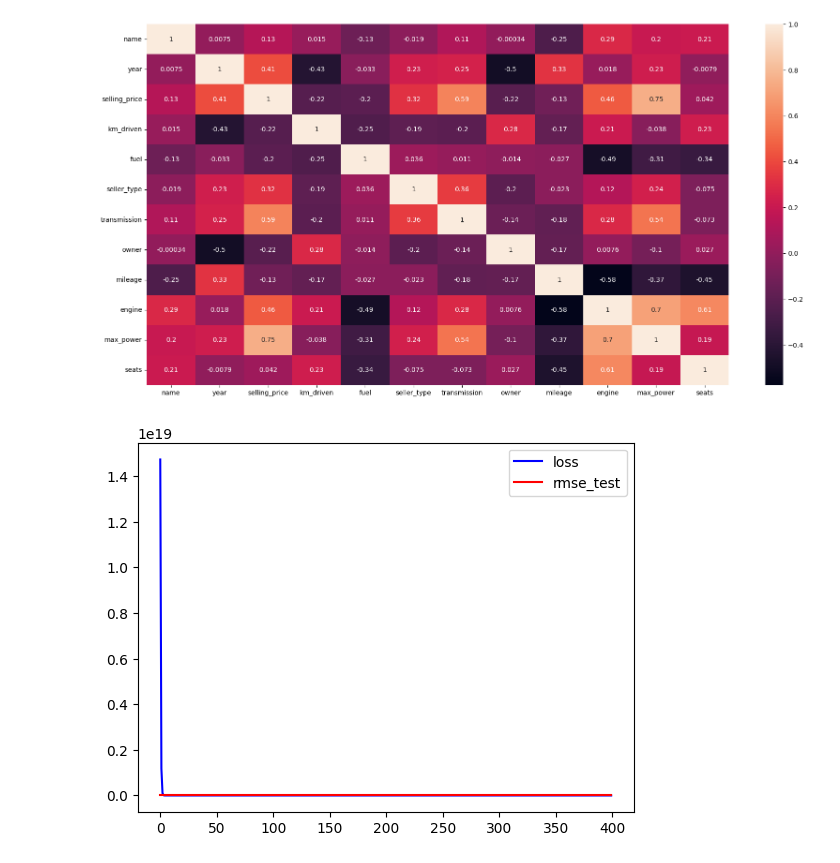
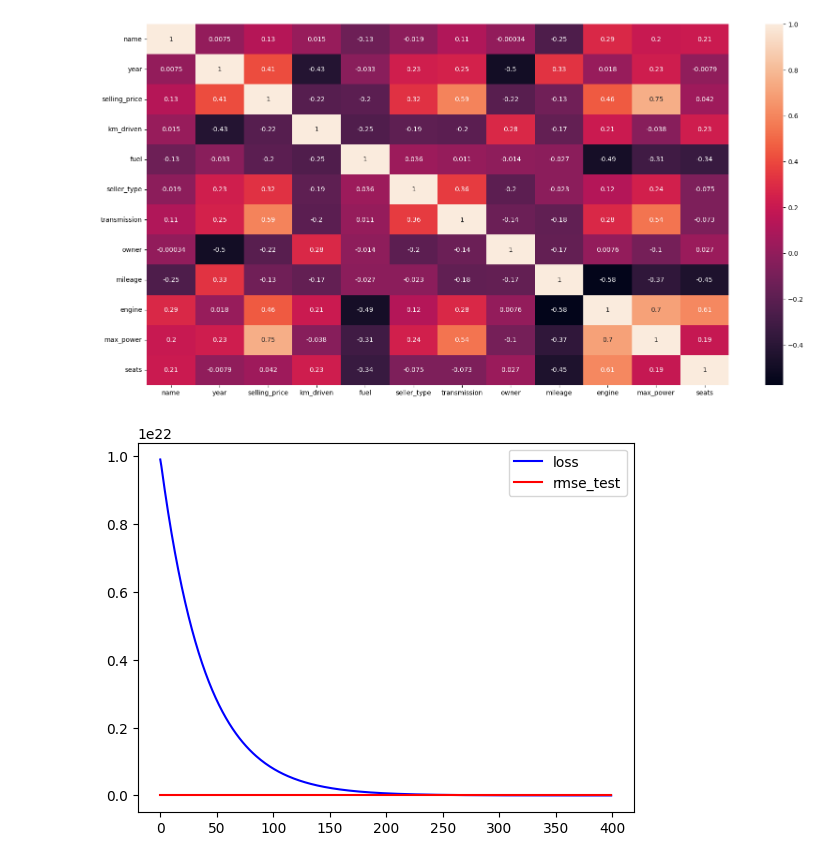
Before and after one commit to Koslowsky1337/Python_NeuralNetworks, a Jupyter notebook: CarPrice_NN/carprice.ipynb, the cells around one changed output. Cells and saved outputs as stored; diff of their text form; code cells hidden in the pictures.

```diff
--- a/CarPrice_NN/carprice.ipynb
+++ b/CarPrice_NN/carprice.ipynb
@@ -213,8 +213,8 @@ def get_batch(x,y,batch_size):
         # yield: return a generator
         yield x[i:i+batch_size],y[i:i+batch_size]
 # %%
-lr=0.01
-wd=0.1
+lr=0.001
+wd=0.01
 batch_size=10
 torch.manual_seed(1234)
 
@@ -228,31 +228,31 @@ b1=torch.zeros(hidden_count, requires_grad=True)
 y_train_tensor=torch.tensor(y_train.values, dtype=torch.float32)
 X_test_tensor=torch.tensor(X_test.values, dtype=torch.float32)
 y_test_tensor=torch.tensor(y_test.values, dtype=torch.float32)
 for i in range(epochs):
     losses_in_epoch=[]
     # trainiere jeweils mit einer kleinen Auswahl an Daten, der Batch
     # xb: ist die Auswahl der Daten für die Inputneuronen
     # yb: ist die Auswahl der Daten für die Outputneuronen
     for xb,yb in get_batch(X_train_tensor,y_train_tensor,batch_size):
         y_hat=relu(relu(xb@w1+b1)@w2)
         loss=torch.mean((yb-y_hat)**2)+(torch.sum(w1**2)+torch.sum(w2**2))*wd
         losses_in_epoch.append(loss.item())
         loss.backward()
         with torch.no_grad():
             w1.sub_(lr*w1.grad)
             w2.sub_(lr*w2.grad)
             b1.sub_(lr*b1.grad)
             w1.grad.zero_()
             w2.grad.zero_()
             b1.grad.zero_()
     losses.append(sum(losses_in_epoch)/len(losses_in_epoch))
     y_test_hat=relu(relu(X_test_tensor@w1+b1)@w2)
     y_test_rmse=root_mean_squared_error(y_test_hat, y_test_tensor)
     rmse_test.append(y_test_rmse.item())
 
 plt.plot(range(epochs),losses, color="blue")
 plt.plot(range(epochs),rmse_test, color="red")
 plt.legend(["loss", "rmse_test"])
 plt.show()
 # %% [output]
-[figure, old version]
+[figure, new version]
```
